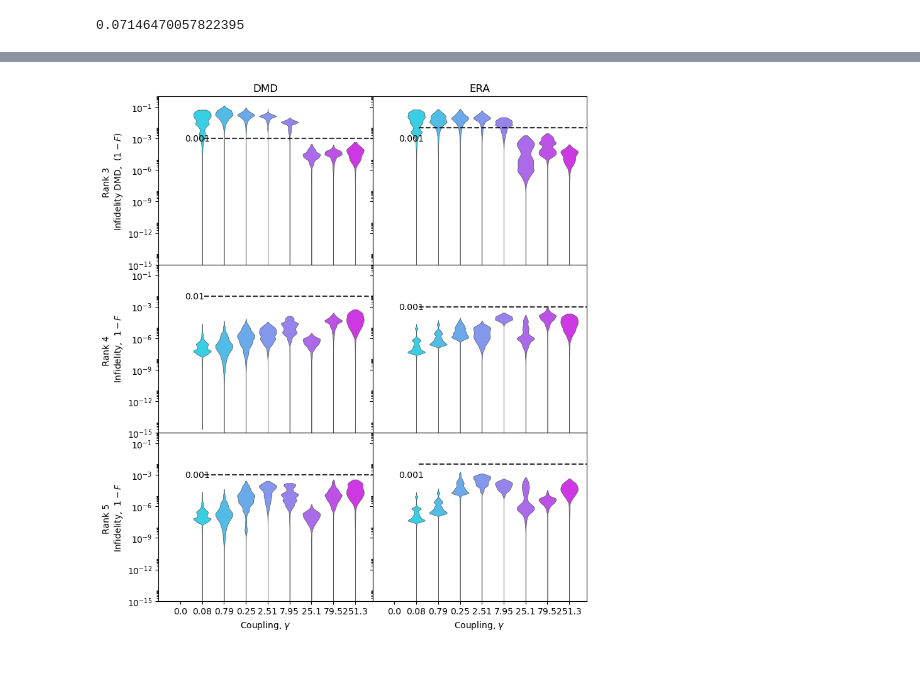
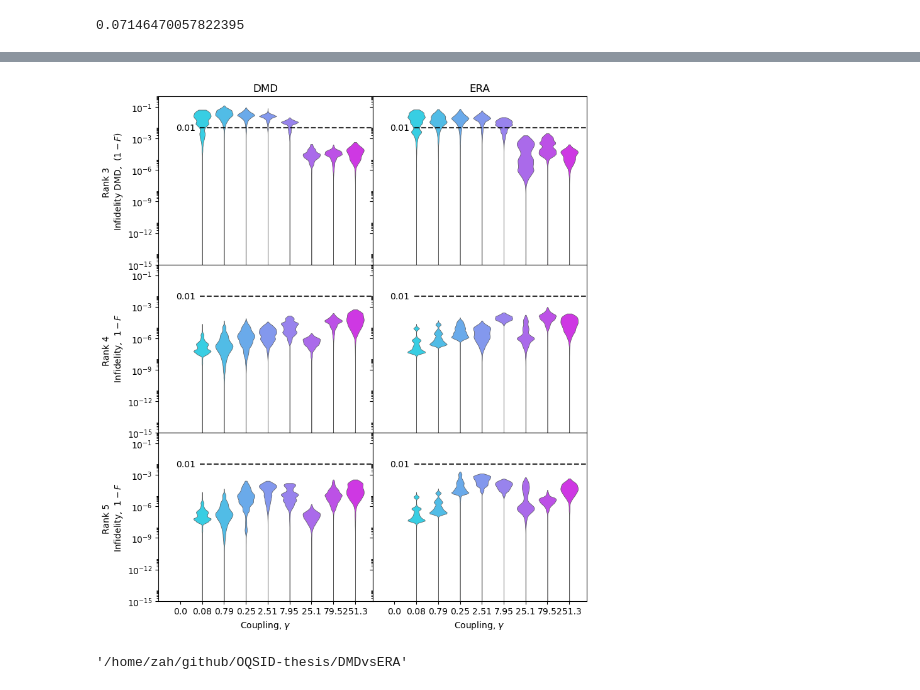
Before and after one commit to zpopovych/OQSID-thesis, a Jupyter notebook: DMDvsERA/03_DMDvsERA_sb_trn4_tst20_violin.ipynb, the cells around one changed output, grey strips where cells are left out. Cells and saved outputs as stored; diff of their text form; code cells hidden in the pictures.

Commit message:
DMDvsERA SB violin

```diff
--- a/DMDvsERA/03_DMDvsERA_sb_trn4_tst20_violin.ipynb
+++ b/DMDvsERA/03_DMDvsERA_sb_trn4_tst20_violin.ipynb
@@ -6,9 +6,7 @@ import pandas as pd
 import numpy as np
 import os
 # %%
-
-os.chdir("/home/zah/github/POP23/TESTS/")
-
-df = pd.read_pickle('dataframe_DMDvsERA_SB_trn4_tst24_2023-Aug-23_at_21-19.h5.pkl')
+df = pd.read_pickle('../TESTS/dataframe_DMDvsERA_SB_trn4_tst20_2023-Sep-19_at_11-07.h5.pkl')
 df.fillna(1)
+df.columns
 # %% [output]
@@ -145,8 +62,7 @@ ymin = -15
 ymax = 1.
 
 ytick_range = np.arange(ymin, ymax, 3)
-ytick_labels = [r'$10^{-15}$', r'$10^{-12}$',
-r'$10^{-9}$', r'$10^{-6}$', r'$10^{-3}$', r'$10^{-1}$']
+ytick_labels = [r'$10^{-15}$', r'$10^{-12}$', r'$10^{-9}$', r'$10^{-6}$', r'$10^{-3}$', r'$10^{-1}$']
 
 ax[0,0].yaxis.set_ticks(ytick_range, ytick_labels)
 ax[0,0].yaxis.set_ticks([np.log10(x) for p in ytick_range for x in np.linspace(10 ** p, 10 ** (p + 1), 10)], minor=True)
@@ -157,8 +73,8 @@ ax[0,0].set_ylabel('Rank 3 \n'+r'Infidelity DMD,  $(1-F)$')
 ax[0,0].set_xlabel('')
 ax[0,0].set_title('DMD')
 
-ax[0,0].hlines(y=np.log10(.001), xmin=0.1, xmax=8.5, colors='black', linestyles='--', alpha=0.8)
-ax[0,0].text(-0.8, np.log10(.001), '0.001', ha='left', va='center')
+ax[0,0].hlines(y=np.log10(.01), xmin=-0.1, xmax=8.5, colors='black', linestyles='--', alpha=0.8)
+ax[0,0].text(-1.2, np.log10(.01), '0.01', ha='left', va='center')
 
 sns.violinplot(ax=ax[1,0], data=df[df.Rank=="4"], x="Gamma", y='LogInF_DMD', cut = 0, # hue = "Method", split=True,
                     scale="width", palette ="cool", linewidth=0.5,
@@ -173,8 +89,8 @@ ax[1,0].set_xlim(-1, 8.8)
 ax[1,0].set_ylabel('Rank 4 \n'+r' Infidelity,  $1-F$')
 ax[1,0].set_xlabel('')
 
-ax[1,0].hlines(y=np.log10(.01), xmin=0.1, xmax=8.5, colors='black', linestyles='--', alpha=0.8)
-ax[1,0].text(-0.8, np.log10(.01), '0.01', ha='left', va='center')
+ax[1,0].hlines(y=np.log10(.01), xmin=-0.1, xmax=8.5, colors='black', linestyles='--', alpha=0.8)
+ax[1,0].text(-1.2, np.log10(.01), '0.01', ha='left', va='center')
 
 sns.violinplot(ax=ax[2,0], data=df[df.Rank=="5"], x="Gamma", y='LogInF_DMD', cut = 0, # hue = "Method", split=True,
                     scale="width", palette ="cool", linewidth=0.5,
@@ -194,8 +110,8 @@ xtick_labels = ['0.08', '0.79', '0.25', '2.51', '7.95', '25.1', '79.5', '251.3']
 
 ax[2,0].xaxis.set_ticks(xtick_range, xtick_labels)
 
-ax[2,0].hlines(y=np.log10(.001), xmin=0.1, xmax=8.5, colors='black', linestyles='--', alpha=0.8)
-ax[2,0].text(-0.8, np.log10(.001), '0.001', ha='left', va='center')
+ax[2,0].hlines(y=np.log10(.01), xmin=-0.1, xmax=8.5, colors='black', linestyles='--', alpha=0.8)
+ax[2,0].text(-1.2, np.log10(.01), '0.01', ha='left', va='center')
 
 sns.violinplot(ax=ax[0,1], data=df[df.Rank=="3"], x="Gamma", y='LogInF_ERA', cut = 0, # hue = "Method", split=True,
                     scale="width", palette ="cool", linewidth=0.5,
@@ -204,8 +120,7 @@ ymin = -15
 ymax = 1.
 
 ytick_range = np.arange(ymin, ymax, 3)
-ytick_labels = [r'$10^{-15}$', r'$10^{-12}$',
-r'$10^{-9}$', r'$10^{-6}$', r'$10^{-3}$', r'$10^{-1}$']
+ytick_labels = [r'$10^{-15}$', r'$10^{-12}$', r'$10^{-9}$', r'$10^{-6}$', r'$10^{-3}$', r'$10^{-1}$']
 
 ax[0,1].yaxis.set_ticks(ytick_range, ytick_labels)
 ax[0,1].yaxis.set_ticks([np.log10(x) for p in ytick_range for x in np.linspace(10 ** p, 10 ** (p + 1), 10)], minor=True)
@@ -216,8 +131,8 @@ ax[0,1].set_ylabel('')
 ax[0,1].set_xlabel('')
 ax[0,1].set_title('ERA')
 
-ax[0,1].hlines(y=np.log10(.01), xmin=0.1, xmax=8.5, colors='black', linestyles='--', alpha=0.8)
-ax[0,1].text(-0.8, np.log10(.001), '0.001', ha='left', va='center')
+ax[0,1].hlines(y=np.log10(.01), xmin=-0.1, xmax=8.5, colors='black', linestyles='--', alpha=0.8)
+ax[0,1].text(-1.2, np.log10(.01), '0.01', ha='left', va='center')
 
 sns.violinplot(ax=ax[1,1], data=df[df.Rank=="4"], x="Gamma", y='LogInF_ERA', cut = 0, # hue = "Method", split=True,
                     scale="width", palette ="cool", linewidth=0.5,
@@ -230,36 +145,40 @@ ax[1,1].set_ylim(ymin, ymax)
 ax[1,1].set_xlim(-1, 8.8)
 
 ax[1,1].set_ylabel('')
 ax[1,1].set_xlabel('')
 
-ax[1,1].hlines(y=np.log10(.001), xmin=0.1, xmax=8.5, colors='black', linestyles='--', alpha=0.8)
-ax[1,1].text(-0.8, np.log10(.001), '0.001', ha='left', va='center')
+ax[1,1].hlines(y=np.log10(.01), xmin=-0.1, xmax=8.5, colors='black', linestyles='--', alpha=0.8)
+ax[1,1].text(-1.2, np.log10(.01), '0.01', ha='left', va='center')
 
 sns.violinplot(ax=ax[2,1], data=df[df.Rank=="5"], x="Gamma", y='LogInF_ERA', cut = 0, # hue = "Method", split=True,
                     scale="width", palette ="cool", linewidth=0.5,
                     inner= None, bw="silverman")
 
 ax[2,1].yaxis.set_ticks(ytick_range, ytick_labels)
 ax[2,1].yaxis.set_ticks([np.log10(x) for p in ytick_range for x in np.linspace(10 ** p, 10 ** (p + 1), 10)], minor=True)
 
 ax[2,1].set_ylim(ymin, ymax)
 ax[2,1].set_xlim(-2, 7.8)
 
 ax[2,1].set_ylabel('')
 ax[2,1].set_xlabel(r'Coupling, $\gamma$')
 
 xtick_range = np.arange(-1, 8)
 xtick_labels = [ '0.0', '0.08', '0.79', '0.25', '2.51', '7.95', '25.1', '79.5', '251.3']
 
 ax[2,1].xaxis.set_ticks(xtick_range, xtick_labels)
 
-ax[2,1].hlines(y=np.log10(.01), xmin=0.1, xmax=8.5, colors='black', linestyles='--', alpha=0.8)
-ax[2,1].text(-0.8, np.log10(.001), '0.001', ha='left', va='center')
+ax[2,1].hlines(y=np.log10(.01), xmin=-0.1, xmax=8.5, colors='black', linestyles='--', alpha=0.8)
+ax[2,1].text(-1.2, np.log10(.01), '0.01', ha='left', va='center')
 
 fig.tight_layout()
 fig.subplots_adjust(hspace = .0, wspace=.0)
 
 fig.show()
 # %% [output]
-[figure, old version]
+[figure, new version]
+# %%
+os.getcwd()
+# %% [output]
+'/home/zah/github/OQSID-thesis/DMDvsERA'
 # %%
```
Also changed, not shown: parts of 8 cells of this notebook.
